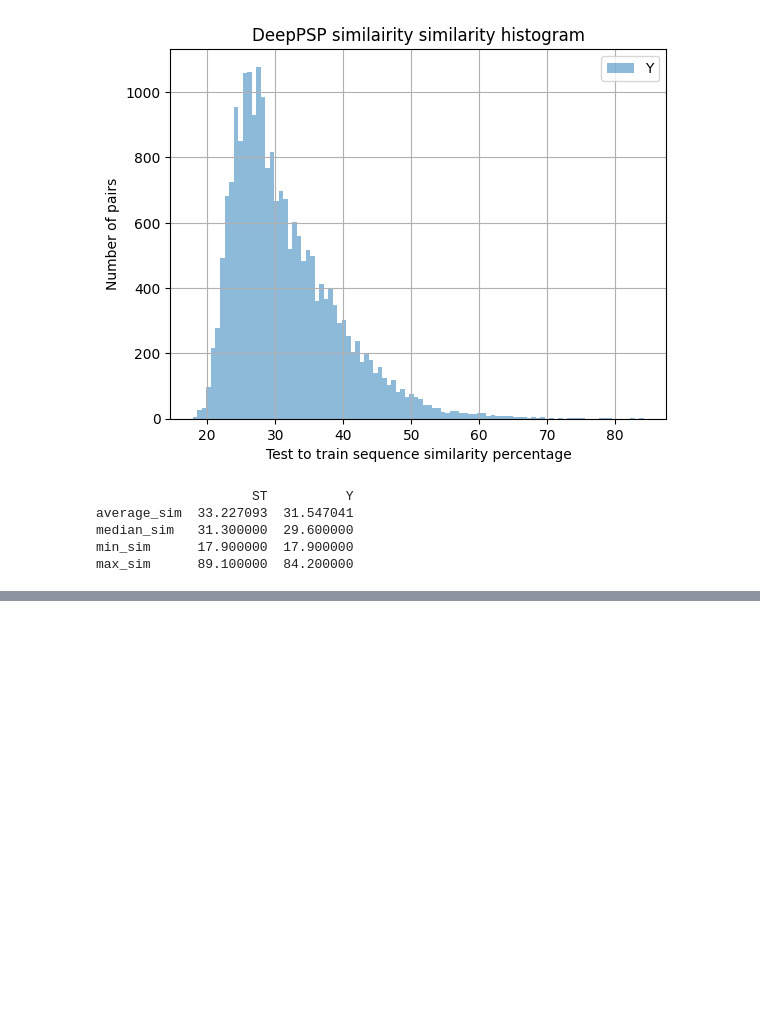
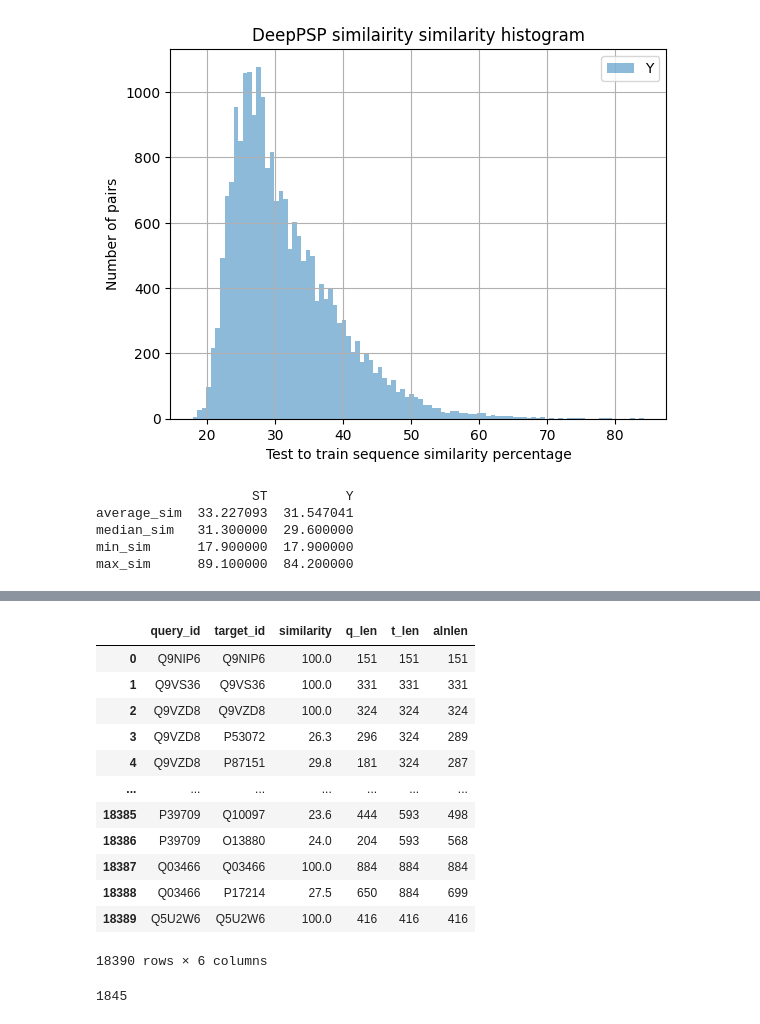
Before and after one commit to nexuso1/phossil, a Jupyter notebook: notebooks/similarity.ipynb, the cells around one changed output, grey strips where cells are left out. Drawn from its saved outputs; the diff is of its cells as text; code cells hidden in the pictures; blank space fills up the shorter version.

```diff
--- a/notebooks/similarity.ipynb
+++ b/notebooks/similarity.ipynb
@@ -328,0 +436,17 @@ max_sim      89.100000  84.200000
+# %%
+similarities = pd.read_csv('../data/dbptm/rep_similarity.tsv', sep='\t', names=['query_id', 'target_id', 'similarity', 'q_len', 't_len', 'alnlen'])
+similarities
+# %% [output]
+|  | query_id | target_id | similarity | q_len | t_len | alnlen |
+| 0 | Q9NIP6 | Q9NIP6 | 100.0 | 151 | 151 | 151 |
+| 1 | Q9VS36 | Q9VS36 | 100.0 | 331 | 331 | 331 |
+| 2 | Q9VZD8 | Q9VZD8 | 100.0 | 324 | 324 | 324 |
+| 3 | Q9VZD8 | P53072 | 26.3 | 296 | 324 | 289 |
+| 4 | Q9VZD8 | P87151 | 29.8 | 181 | 324 | 287 |
+| ... | ... | ... | ... | ... | ... | ... |
+| 18385 | P39709 | Q10097 | 23.6 | 444 | 593 | 498 |
+| 18386 | P39709 | O13880 | 24.0 | 204 | 593 | 568 |
+| 18387 | Q03466 | Q03466 | 100.0 | 884 | 884 | 884 |
+| 18388 | Q03466 | P17214 | 27.5 | 650 | 884 | 699 |
+| 18389 | Q5U2W6 | Q5U2W6 | 100.0 | 416 | 416 | 416 |
+18390 rows × 6 columns
@@ -328,0 +455,4 @@ max_sim      89.100000  84.200000
+# %%
+len(to_remove)
+# %% [output]
+1845
```
Also changed, not shown: parts of 16 cells of this notebook, 1 other file.
